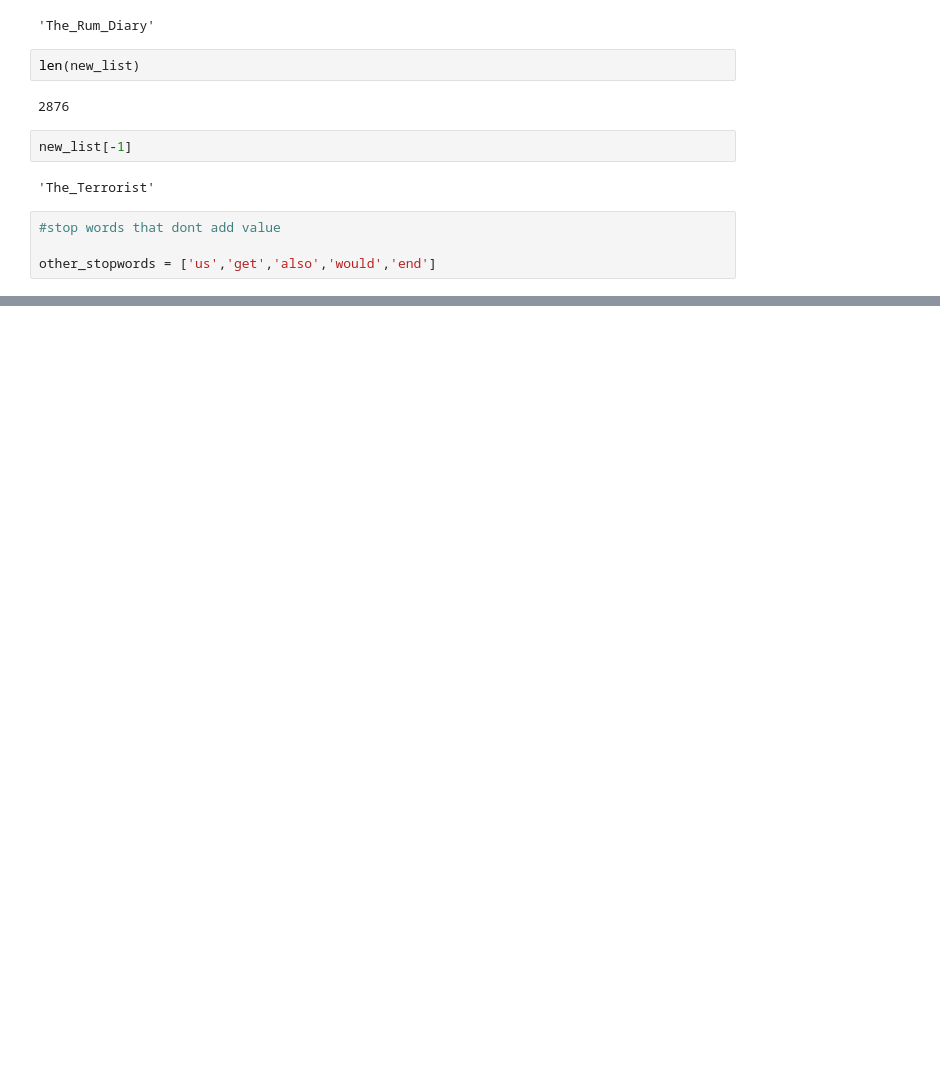
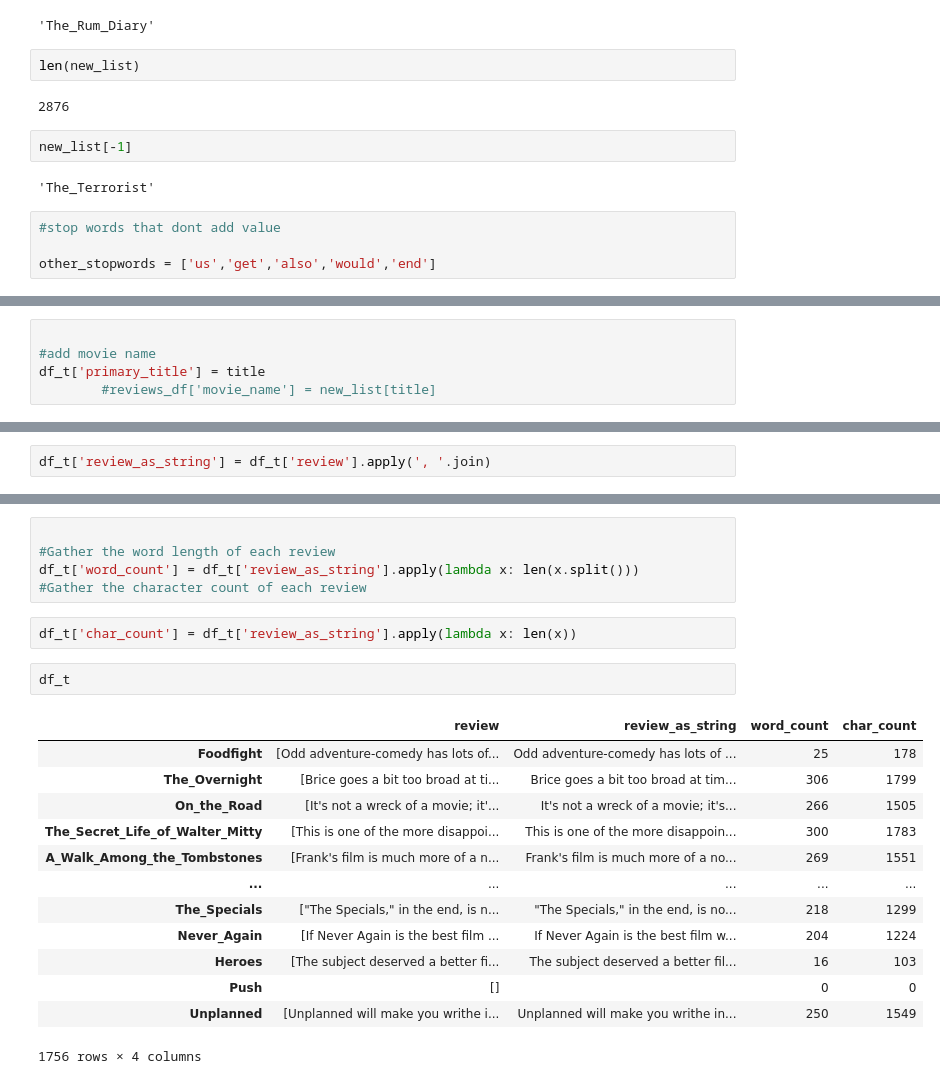
Before and after one commit to mdetiberiis01/Movie-Months, a Jupyter notebook: Web_Scrape.ipynb, the cells around one changed output, grey strips where cells are left out. Saved outputs shown, nothing was run; the diff lists cells and outputs as text; blank space fills up the shorter version.

```diff
--- a/Web_Scrape.ipynb
+++ b/Web_Scrape.ipynb
@@ -168,0 +116,5 @@ movie_df.head()
+# %%
+
+#add movie name
+df_t['primary_title'] = title
+        #reviews_df['movie_name'] = new_list[title]
@@ -168,0 +147,2 @@ movie_df.head()
+# %%
+df_t['review_as_string'] = df_t['review'].apply(', '.join)
@@ -168,0 +165,23 @@ movie_df.head()
+# %%
+
+#Gather the word length of each review
+df_t['word_count'] = df_t['review_as_string'].apply(lambda x: len(x.split()))
+#Gather the character count of each review
+# %%
+df_t['char_count'] = df_t['review_as_string'].apply(lambda x: len(x))
+# %%
+df_t
+# %% [output]
+|  | review | review_as_string | word_count | char_count |
+| Foodfight | [Odd adventure-comedy has lots of... | Odd adventure-comedy has lots of ... | 25 | 178 |
+| The_Overnight | [Brice goes a bit too broad at ti... | Brice goes a bit too broad at tim... | 306 | 1799 |
+| On_the_Road | [It's not a wreck of a movie; it'... | It's not a wreck of a movie; it's... | 266 | 1505 |
+| The_Secret_Life_of_Walter_Mitty | [This is one of the more disappoi... | This is one of the more disappoin... | 300 | 1783 |
+| A_Walk_Among_the_Tombstones | [Frank's film is much more of a n... | Frank's film is much more of a no... | 269 | 1551 |
+| ... | ... | ... | ... | ... |
+| The_Specials | ["The Specials," in the end, is n... | "The Specials," in the end, is no... | 218 | 1299 |
+| Never_Again | [If Never Again is the best film ... | If Never Again is the best film w... | 204 | 1224 |
+| Heroes | [The subject deserved a better fi... | The subject deserved a better fil... | 16 | 103 |
+| Push | [] |  | 0 | 0 |
+| Unplanned | [Unplanned will make you writhe i... | Unplanned will make you writhe in... | 250 | 1549 |
+1756 rows × 4 columns
```
Also changed, not shown: parts of 20 cells of this notebook, 1 other file.
